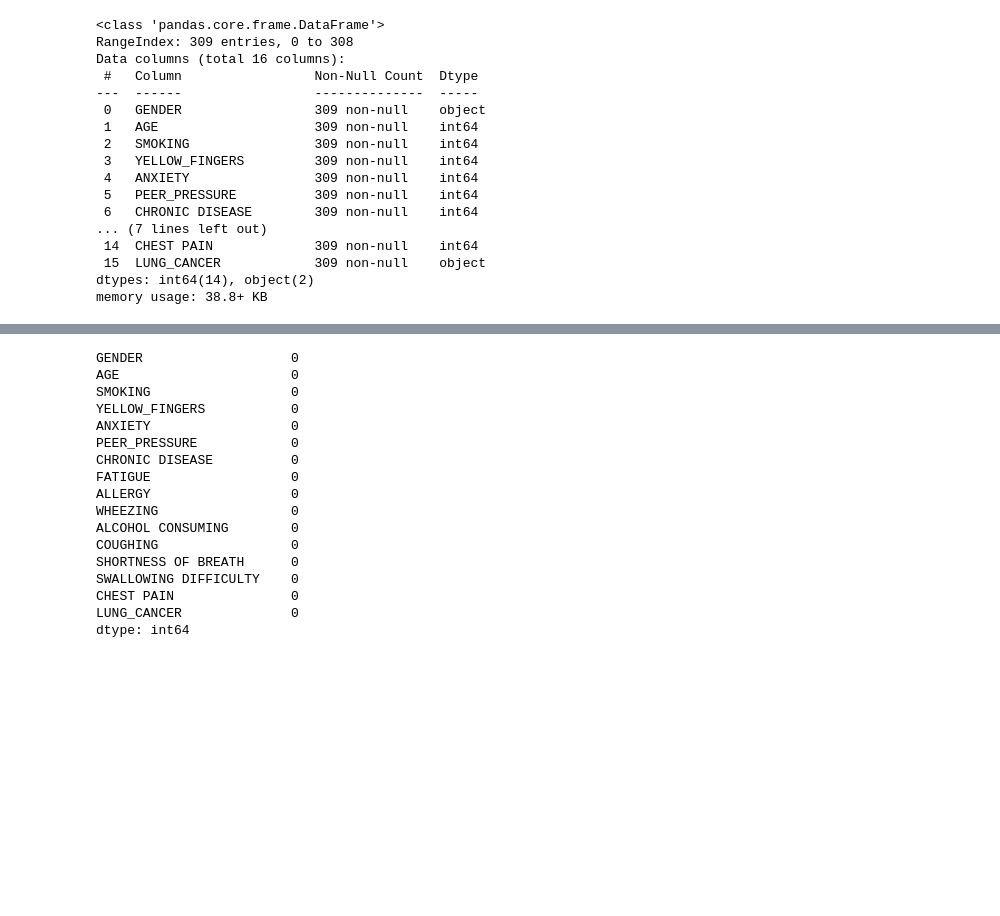
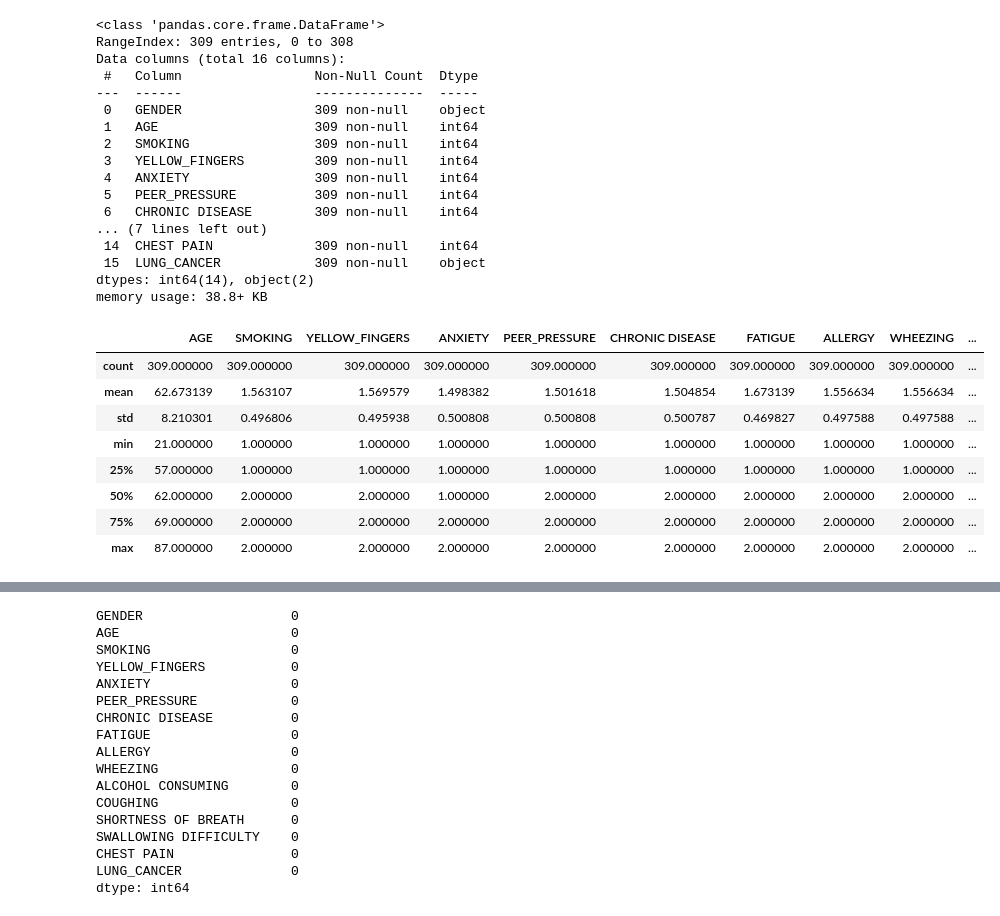
Before and after one commit to juan-dio/rnn-lung-cancer-classification, a Jupyter notebook: model/model_training.ipynb, the cells around one changed output, grey strips where cells are left out. Saved outputs shown, nothing was run; the diff lists cells and outputs as text; code cells hidden in the pictures; blank space fills up the shorter version.

```diff
--- a/model/model_training.ipynb
+++ b/model/model_training.ipynb
@@ -47,3 +53,15 @@ Data columns (total 16 columns):
  15  LUNG_CANCER            309 non-null    object
 dtypes: int64(14), object(2)
 memory usage: 38.8+ KB
+# %%
+df.describe()
+# %% [output]
+|  | AGE | SMOKING | YELLOW_FINGERS | ANXIETY | PEER_PRESSURE | CHRONIC DISEASE | FATIGUE | ALLERGY | WHEEZING | ... |
+| count | 309.000000 | 309.000000 | 309.000000 | 309.000000 | 309.000000 | 309.000000 | 309.000000 | 309.000000 | 309.000000 | ... |
+| mean | 62.673139 | 1.563107 | 1.569579 | 1.498382 | 1.501618 | 1.504854 | 1.673139 | 1.556634 | 1.556634 | ... |
+| std | 8.210301 | 0.496806 | 0.495938 | 0.500808 | 0.500808 | 0.500787 | 0.469827 | 0.497588 | 0.497588 | ... |
+| min | 21.000000 | 1.000000 | 1.000000 | 1.000000 | 1.000000 | 1.000000 | 1.000000 | 1.000000 | 1.000000 | ... |
+| 25% | 57.000000 | 1.000000 | 1.000000 | 1.000000 | 1.000000 | 1.000000 | 1.000000 | 1.000000 | 1.000000 | ... |
+| 50% | 62.000000 | 2.000000 | 2.000000 | 1.000000 | 2.000000 | 2.000000 | 2.000000 | 2.000000 | 2.000000 | ... |
+| 75% | 69.000000 | 2.000000 | 2.000000 | 2.000000 | 2.000000 | 2.000000 | 2.000000 | 2.000000 | 2.000000 | ... |
+| max | 87.000000 | 2.000000 | 2.000000 | 2.000000 | 2.000000 | 2.000000 | 2.000000 | 2.000000 | 2.000000 | ... |
```
Also changed, not shown: parts of 27 cells of this notebook, 1 other file.
